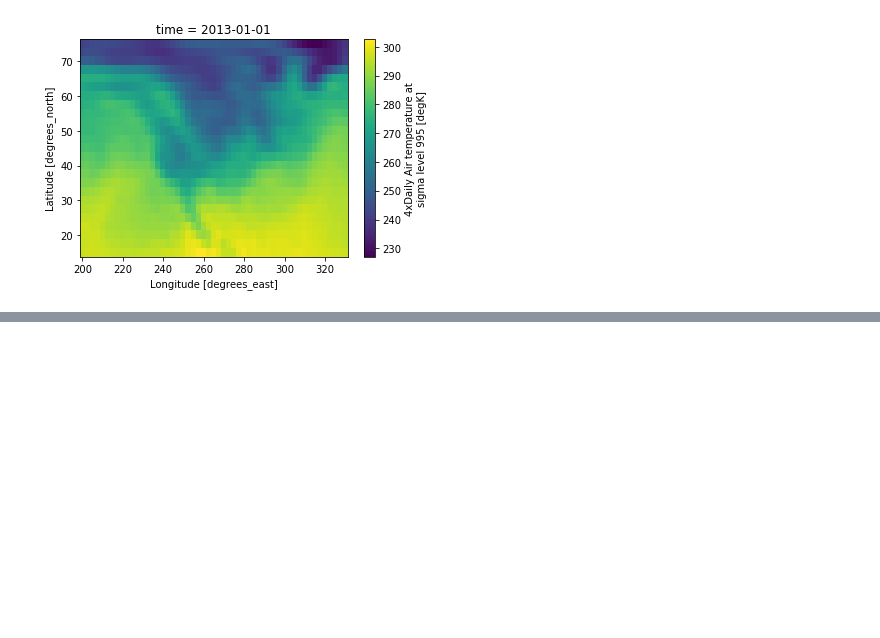
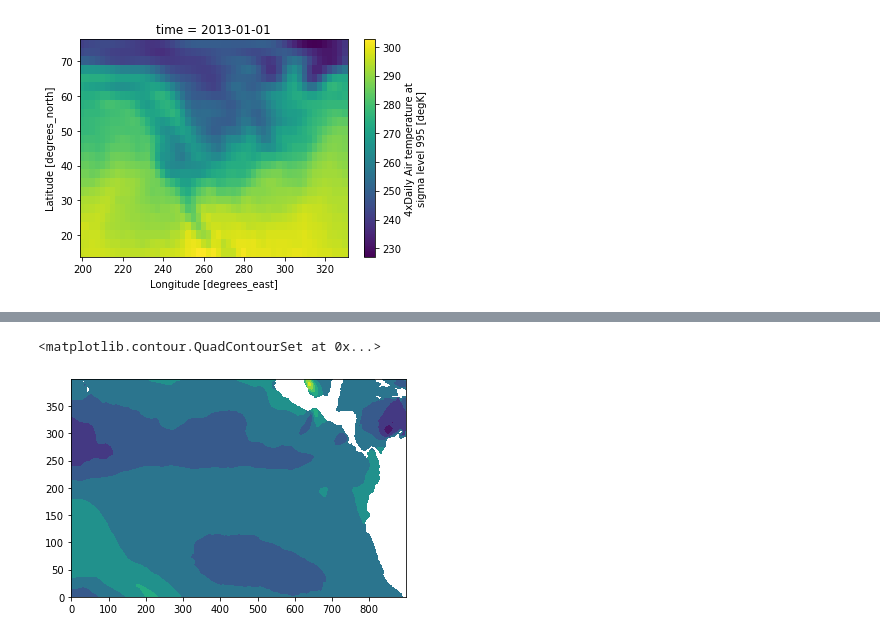
Before and after one commit to ALDepp/NCAR-modeloutputanalysis, a Jupyter notebook: hackathon_project.ipynb, the cells around one changed output, grey strips where cells are left out. Saved outputs shown, nothing was run; the diff lists cells and outputs as text; code cells hidden in the pictures; blank space fills up the shorter version.

```diff
--- a/hackathon_project.ipynb
+++ b/hackathon_project.ipynb
@@ -32,0 +75,2 @@ ds.air[0].plot()
+# %%
+shift_taux = np.roll(taux, -400, axis=(2))
@@ -32,0 +104,5 @@ ds.air[0].plot()
+# %%
+plt.contourf(shift_taux[0,1000:1400,2699:-1])
+# %% [output]
+<matplotlib.contour.QuadContourSet at 0x...>
+[figure, added]
```
Also changed, not shown: parts of 17 cells of this notebook.
